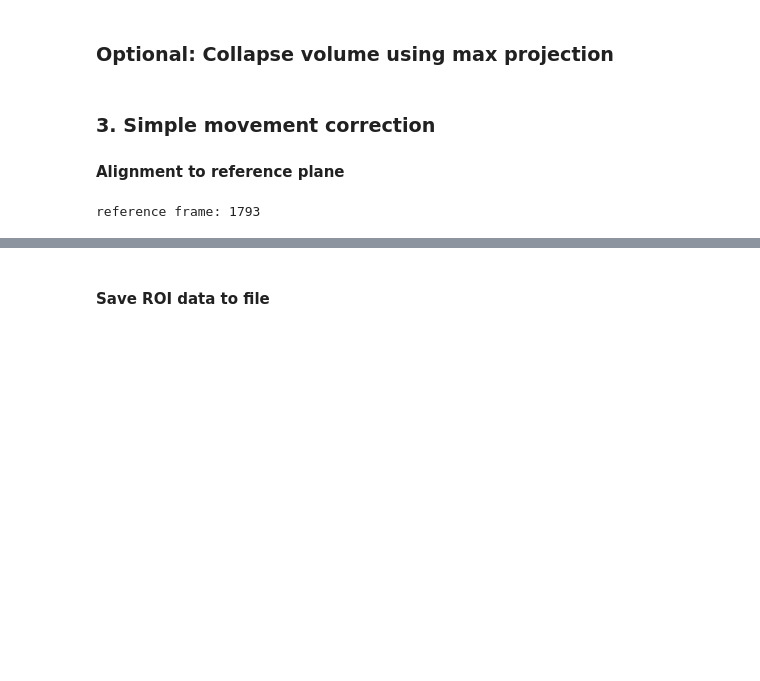
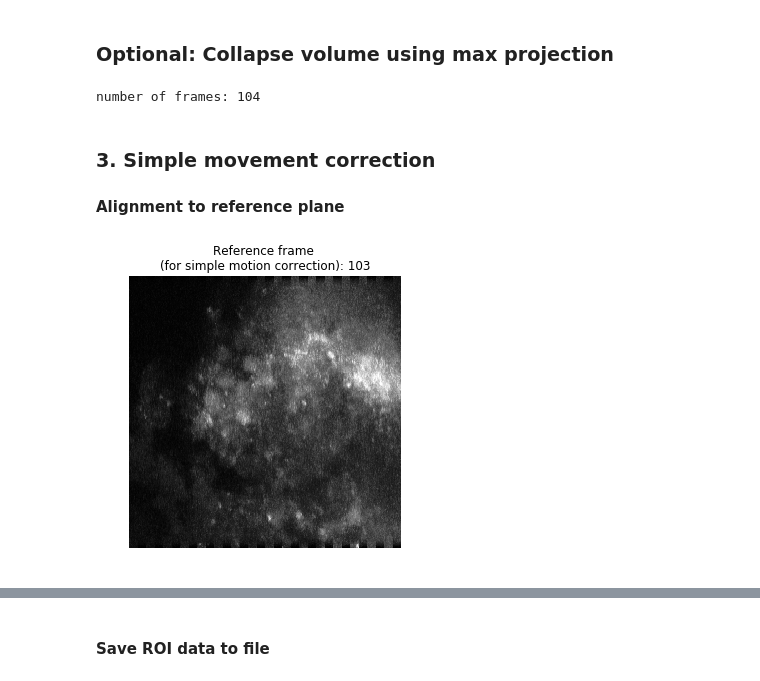
Before and after one commit to hjmh/beeImaging, a Jupyter notebook: AnalyzeImaging.ipynb, the cells around one changed output, grey strips where cells are left out. Cells and saved outputs as stored; diff of their text form; code cells hidden in the pictures; blank space fills up the shorter version.

Commit message:
updated notebook, use Flika instead of pyqt graph

```diff
--- a/AnalyzeImaging.ipynb
+++ b/AnalyzeImaging.ipynb
@@ -38,6 +31,12 @@ from roiVisualization import illustrateRois
 # %%
 parentDir = sep.join(getcwd().split(sep)[:-1])
 
-rawtiff = 'JF549-BAPTA_MPM/170920/170920_549_whitenoise3cw_00001.tif'
+rawtiff = 'JF549-BAPTA_MPM/170920/170920_549_z_bar3ccw_00001.tif'
 [dye, date, expt] = rawtiff.split(sep)
+
+dataDir = parentDir + sep + 'Data'
 plotDir = parentDir + sep + 'Plots'
+
+print(parentDir)
+print(dataDir)
+print(plotDir)
@@ -44,5 +55,5 @@ plotDir = parentDir + sep + 'Plots'
 # %%
-with open(parentDir + sep + rawtiff, 'rb') as fh:
+with open(dataDir + sep + rawtiff, 'rb') as fh:
     endofhead = 0
     fpv = -1
     numVols = -1
@@ -81,5 +92,5 @@ b'SI.hFastZ.numVolumes = 1'
 # %%
-rawstack = imread(parentDir + sep + rawtiff)
+rawstack = imread(dataDir + sep + rawtiff)
 stackshape = rawstack.shape
 print(stackshape)
 # %% [output]
@@ -147,8 +157,8 @@ if fpv>1:
     stackMP = stack4d.max(axis=1)
     stackMP.shape
 
-    # Visualise new stack in pyqt graph:
-    pq.image(stackMP)
+    # Visualise new stack
+    #maxVidWin = flw(stackMP)
 # %%
 # Use max projection?
 if fpv>1:
@@ -157,20 +167,24 @@ else:
     tiffstack = rawstack
 
 numframes = tiffstack.shape[0]
+print('number of frames: {}'.format(numframes))
+# %% [output]
+number of frames: 104
 # %% [markdown]
 ### 3. Simple movement correction
 #### Alignment to reference plane
 # %%
 # pick reference frame, e.g. middle of last volume scanned.
 refframe = int(numframes-1)
-print('reference frame: ' + str(refframe))
 
 refimg = tiffstack[refframe]
-plt.imshow(refimg,cmap = 'Greys_r', vmin=0);
-plt.title('Reference frame')
-plt.show()
+
+fig, ax = plt.subplots(1,1, figsize=(5,5))
+ax.imshow(refimg.T,cmap='Greys_r', vmin=0, origin='upper')
+ax.axis('off')
+ax.set_title('Reference frame \n(for simple motion correction): ' + str(refframe));
 # %% [output]
-reference frame: 1793
+[figure, added]
 # %%
 # compute cross correlation between ref. image and all other images in tiff stack
 framecorr = np.zeros((numframes,1))
```
Also changed, not shown: parts of 36 cells of this notebook.
